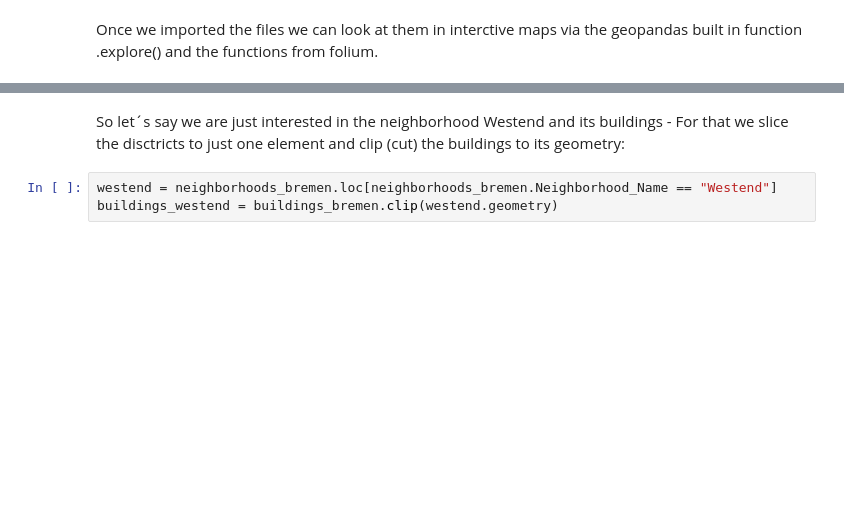
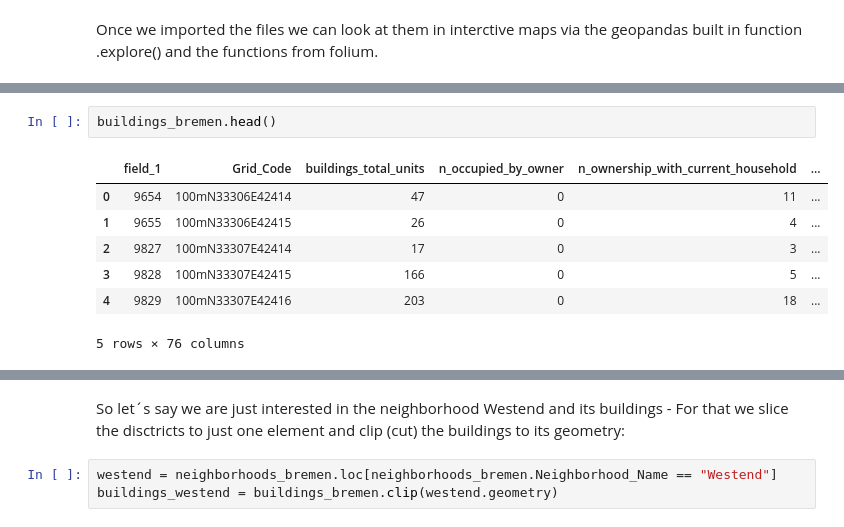
Before and after one commit to Albert-Econ/vier_gewinnt, a Jupyter notebook: scripts/examples/Vector_Geodata_Quickstart.ipynb, the cells around one changed output, grey strips where cells are left out. Drawn from its saved outputs; the diff is of its cells as text; blank space fills up the shorter version.

```diff
--- a/scripts/examples/Vector_Geodata_Quickstart.ipynb
+++ b/scripts/examples/Vector_Geodata_Quickstart.ipynb
@@ -26,3 +49,13 @@ Once we imported the files we can look at them in interctive maps via the geopan
+# %%
+buildings_bremen.head()
+# %% [output]
+|  | field_1 | Grid_Code | buildings_total_units | n_occupied_by_owner | n_ownership_with_current_household | ... |
+| 0 | 9654 | 100mN33306E42414 | 47 | 0 | 11 | ... |
+| 1 | 9655 | 100mN33306E42415 | 26 | 0 | 4 | ... |
+| 2 | 9827 | 100mN33307E42414 | 17 | 0 | 3 | ... |
+| 3 | 9828 | 100mN33307E42415 | 166 | 0 | 5 | ... |
+| 4 | 9829 | 100mN33307E42416 | 203 | 0 | 18 | ... |
+5 rows × 76 columns
 # %%
 m = neighborhoods_bremen.explore(height=500, width=1000, name="Neighborhoods")
 m = buildings_bremen.explore(m=m, color="red", name="Buildings")
```
Also changed, not shown: parts of 8 cells of this notebook, 2 other files.
